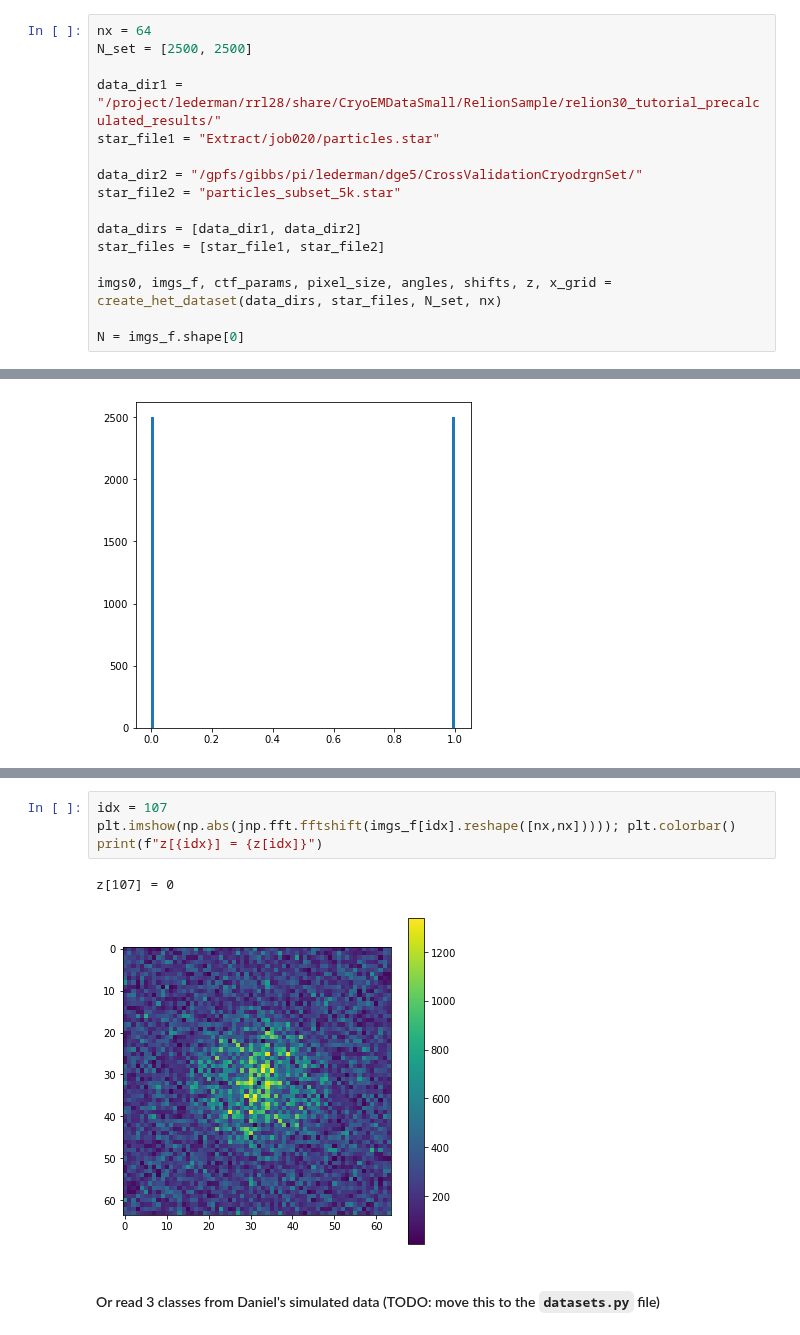
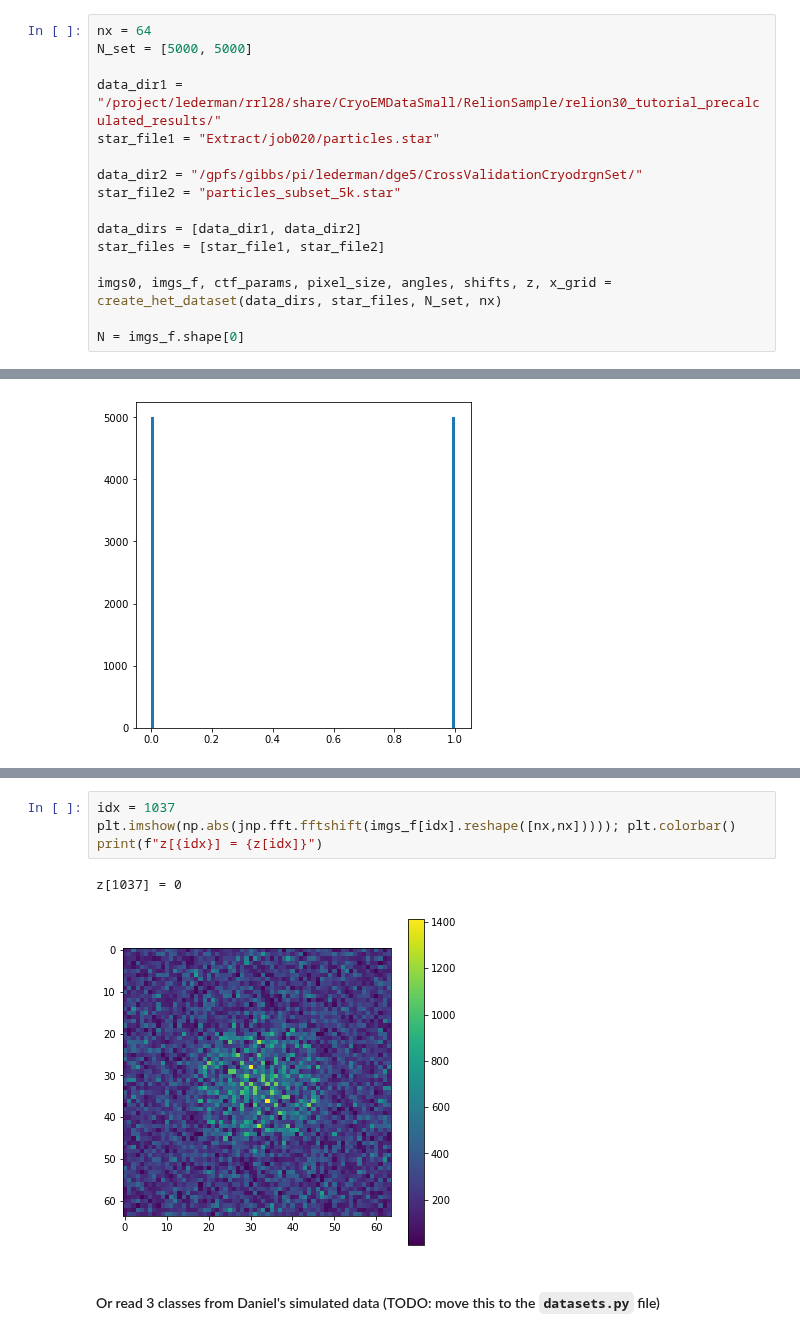
Before and after one commit to bogdantoader/simplecryoem, a Jupyter notebook: nb/Reconstruction_data.ipynb, the cells around one changed output, grey strips where cells are left out. Saved outputs shown, nothing was run; the diff lists cells and outputs as text.

````diff
--- a/nb/Reconstruction_data.ipynb
+++ b/nb/Reconstruction_data.ipynb
@@ -84,7 +84,7 @@ shifts0 = params0["shifts"]
 #### Or a custom heterogeneous dataset with 2 classes
 # %%
 nx = 64
-N_set = [2500, 2500]
+N_set = [5000, 5000]
 
 data_dir1 = "/project/lederman/rrl28/share/CryoEMDataSmall/RelionSample/relion30_tutorial_precalculated_results/"
 star_file1 = "Extract/job020/particles.star"
@@ -147,10 +147,10 @@ z[1256] = 1
 # %%
-idx = 107
+idx = 1037
 plt.imshow(np.abs(jnp.fft.fftshift(imgs_f[idx].reshape([nx,nx])))); plt.colorbar()
 print(f"z[{idx}] = {z[idx]}")
 # %% [output]
-z[107] = 0
+z[1037] = 0
-[figure, old version]
+[figure, new version]
 # %% [markdown]
 #### Or read 3 classes from Daniel's simulated data (TODO: move this to the ```datasets.py``` file)
 # %%
````
Also changed, not shown: parts of 13 cells of this notebook, 2 other files.
